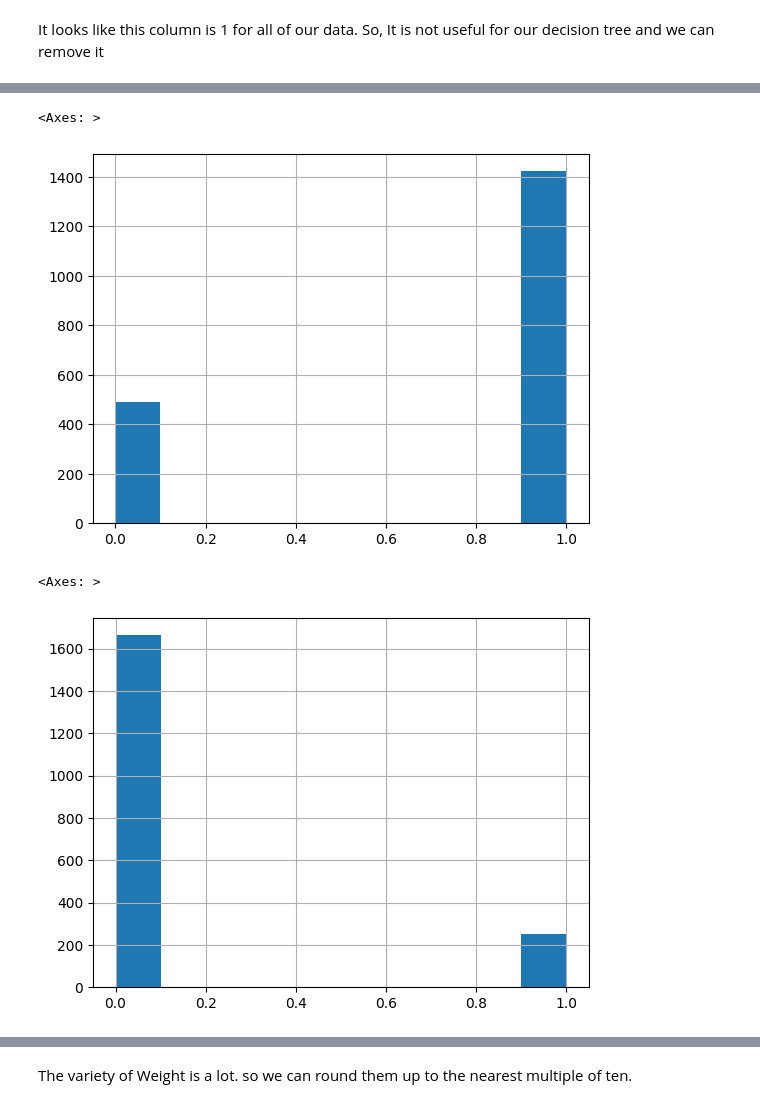
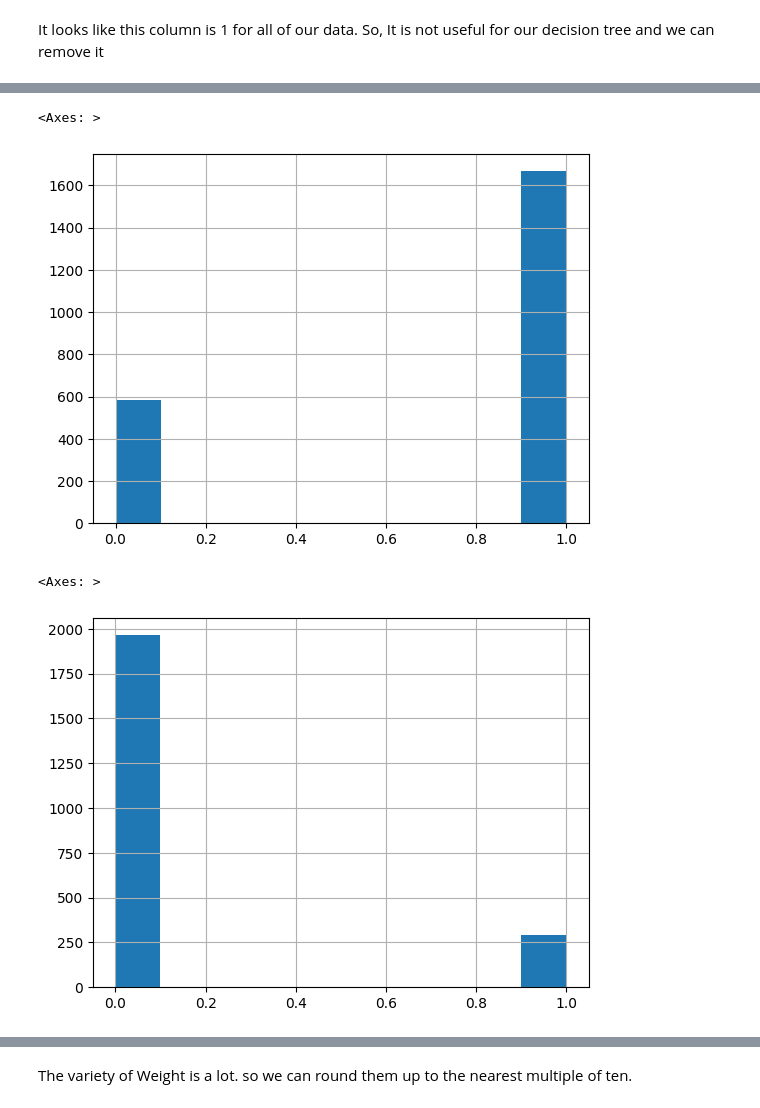
Before and after one commit to ahmadjalali73/OS-Price-Prediction, a Jupyter notebook: price_prediction/price_pred_cleaning.ipynb, the cells around one changed output, grey strips where cells are left out. Cells and saved outputs as stored; diff of their text form; code cells hidden in the pictures.

```diff
--- a/price_prediction/price_pred_cleaning.ipynb
+++ b/price_prediction/price_pred_cleaning.ipynb
@@ -167,11 +165,11 @@ X_tr['3G'].apply(lambda x: 1 if x else 0).hist()
 # %%
-X_tr['4G'].apply(lambda x: 1 if x else 0).hist()
+X_train['4G'].apply(lambda x: 1 if x else 0).hist()
 # %% [output]
 <Axes: >
-[figure, old version]
+[figure, new version]
 # %%
-X_tr['5G'].apply(lambda x: 1 if x else 0).hist()
+X_train['5G'].apply(lambda x: 1 if x else 0).hist()
 # %% [output]
 <Axes: >
-[figure, old version]
+[figure, new version]
 # %%
```
Also changed, not shown: parts of 72 cells of this notebook, 3 other files.
